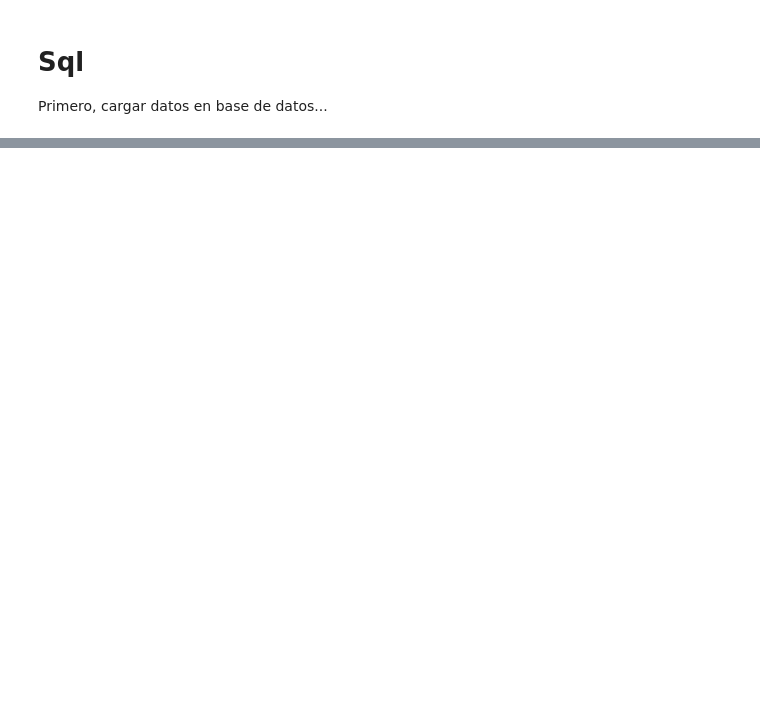
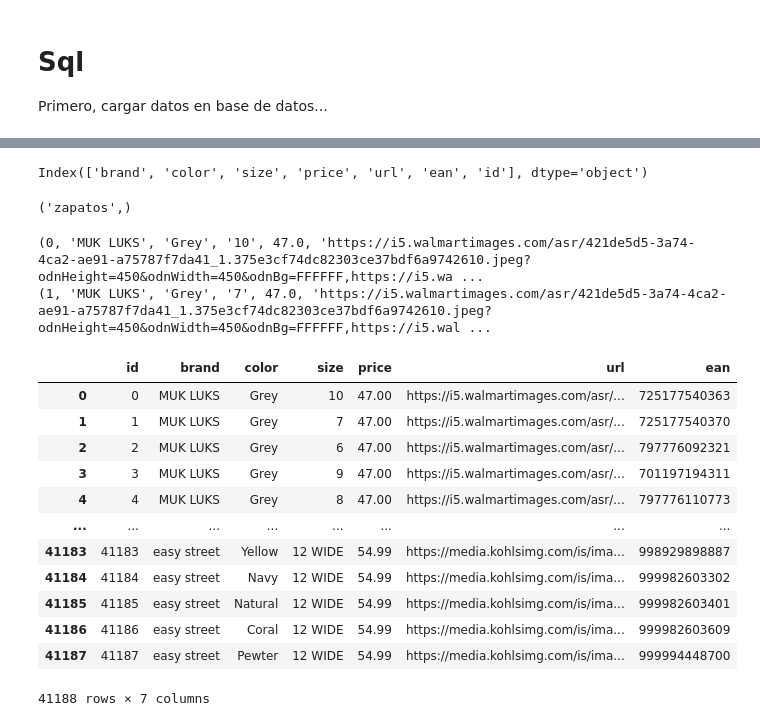
Before and after one commit to Ironhack-Data-Madrid-Enero-2021/Classroom-Materials, a Jupyter notebook: week_11/w11_d3 - ETL 3 (barcodes).ipynb, the cells around one changed output, grey strips where cells are left out. Cells and saved outputs as stored; diff of their text form; code cells hidden in the pictures; blank space fills up the shorter version.

```diff
--- a/week_11/w11_d3 - ETL 3 (barcodes).ipynb
+++ b/week_11/w11_d3 - ETL 3 (barcodes).ipynb
@@ -448,0 +480,4 @@ Primero, cargar datos en base de datos...
+# %%
+db=conn.connect(host='localhost', user='root', passwd='password', database='productos')
+
+cursor=db.cursor()
@@ -448,0 +501,10 @@ Primero, cargar datos en base de datos...
+# %%
+df.columns
+# %% [output]
+Index(['brand', 'color', 'size', 'price', 'url', 'ean', 'id'], dtype='object')
+# %%
+cursor.execute('show tables;')
+for x in cursor:
+    print(x)
+# %% [output]
+('zapatos',)
@@ -448,0 +524,27 @@ Primero, cargar datos en base de datos...
+# %%
+cursor.execute('select * from zapatos limit 2')
+for x in cursor:
+    print(x)
+# %% [output]
+(0, 'MUK LUKS', 'Grey', '10', 47.0, 'https://i5.walmartimages.com/asr/421de5d5-3a74-4ca2-ae91-a75787f7da41_1.375e3cf74dc82303ce37bdf6a9742610.jpeg?odnHeight=450&odnWidth=450&odnBg=FFFFFF,https://i5.wa ...
+(1, 'MUK LUKS', 'Grey', '7', 47.0, 'https://i5.walmartimages.com/asr/421de5d5-3a74-4ca2-ae91-a75787f7da41_1.375e3cf74dc82303ce37bdf6a9742610.jpeg?odnHeight=450&odnWidth=450&odnBg=FFFFFF,https://i5.wal ...
+# %%
+cursor.execute('select * from zapatos')
+
+data=cursor.fetchall()
+
+pd.DataFrame(data, columns=cursor.column_names)
+# %% [output]
+|  | id | brand | color | size | price | url | ean |
+| 0 | 0 | MUK LUKS | Grey | 10 | 47.00 | https://i5.walmartimages.com/asr/... | 725177540363 |
+| 1 | 1 | MUK LUKS | Grey | 7 | 47.00 | https://i5.walmartimages.com/asr/... | 725177540370 |
+| 2 | 2 | MUK LUKS | Grey | 6 | 47.00 | https://i5.walmartimages.com/asr/... | 797776092321 |
+| 3 | 3 | MUK LUKS | Grey | 9 | 47.00 | https://i5.walmartimages.com/asr/... | 701197194311 |
+| 4 | 4 | MUK LUKS | Grey | 8 | 47.00 | https://i5.walmartimages.com/asr/... | 797776110773 |
+| ... | ... | ... | ... | ... | ... | ... | ... |
+| 41183 | 41183 | easy street | Yellow | 12 WIDE | 54.99 | https://media.kohlsimg.com/is/ima... | 998929898887 |
+| 41184 | 41184 | easy street | Navy | 12 WIDE | 54.99 | https://media.kohlsimg.com/is/ima... | 999982603302 |
+| 41185 | 41185 | easy street | Natural | 12 WIDE | 54.99 | https://media.kohlsimg.com/is/ima... | 999982603401 |
+| 41186 | 41186 | easy street | Coral | 12 WIDE | 54.99 | https://media.kohlsimg.com/is/ima... | 999982603609 |
+| 41187 | 41187 | easy street | Pewter | 12 WIDE | 54.99 | https://media.kohlsimg.com/is/ima... | 999994448700 |
+41188 rows × 7 columns
```
Also changed, not shown: parts of 7 cells of this notebook.
